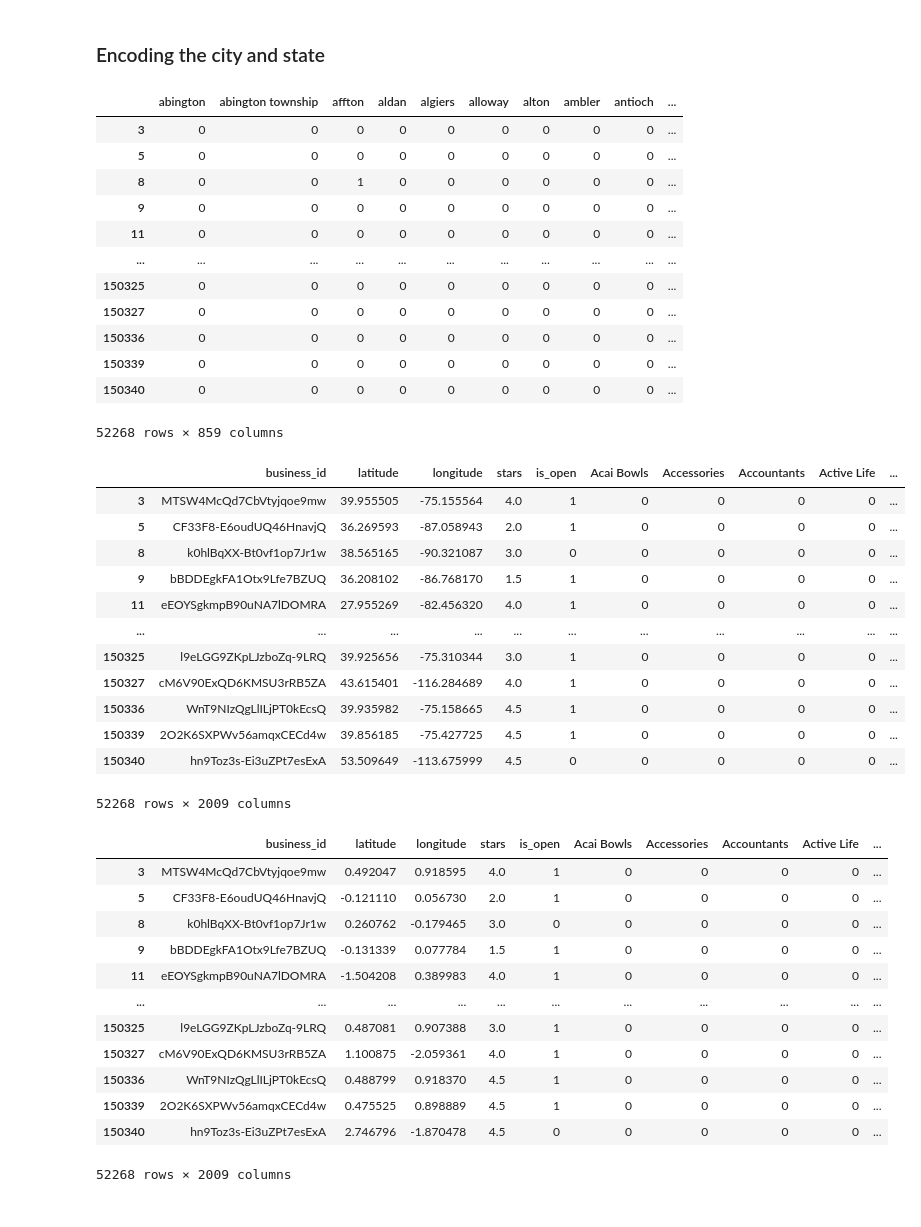
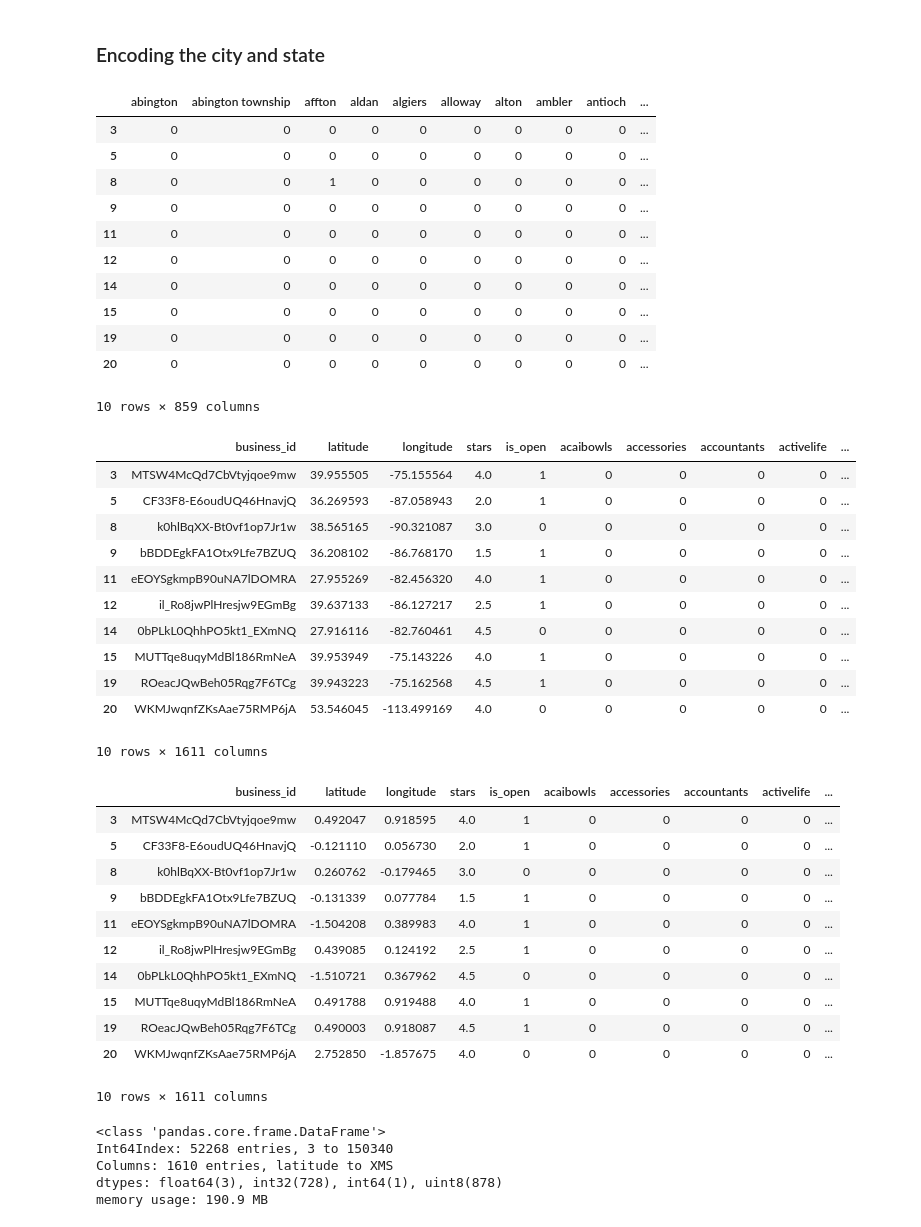
Before and after one commit to pouyakhooshabi/Recommender-System-Design, a Jupyter notebook: Programming_model.ipynb, the cells around one changed output. Cells and saved outputs as stored; diff of their text form; code cells hidden in the pictures.

```diff
--- a/Programming_model.ipynb
+++ b/Programming_model.ipynb
@@ -45,6 +45,6 @@ spark = init_spark() # Initializate spark
 # Buisiness dataset
 The first dataset is buisiness dataset. We are importing the dataset to work with the features and extract user and profile items.
 # %%
-df_business = pd.read_json('D:\Msc CS\Big Data\Project\Data\yelp_academic_dataset_business.json',lines=True)
-df_business
+df_business = pd.read_json('data\yelp_academic_dataset_business.json',lines=True)
+df_business  # Printing the df_business file
 # %% [output]
@@ -99 +126,6 @@ data
 Name: categories, Length: 52268, dtype: bool
+# %%
+# Pre-processing categories feature
+# removing spaces and lowering all elements
+df_business['categories'] = df_business['categories'].str.replace(" ", "").str.lower()
+print(df_business['categories'][3]) # printing after
@@ -144,7 +237,7 @@ Unique city values after changing all letter to lowercase: 859
 # Encoding feature City and State features
 df_city = pd.get_dummies(df_business.city).sort_index()
 df_state = pd.get_dummies(df_business.state).sort_index()
-df_city # printing for state (example)
+df_city.head(10) # printing for state (example)
 # %% [output]
 |  | abington | abington township | affton | aldan | algiers | alloway | alton | ambler | antioch | ... |
 | 3 | 0 | 0 | 0 | 0 | 0 | 0 | 0 | 0 | 0 | ... |
@@ -152,11 +245,10 @@ df_city # printing for state (example)
 | 8 | 0 | 0 | 1 | 0 | 0 | 0 | 0 | 0 | 0 | ... |
 | 9 | 0 | 0 | 0 | 0 | 0 | 0 | 0 | 0 | 0 | ... |
 | 11 | 0 | 0 | 0 | 0 | 0 | 0 | 0 | 0 | 0 | ... |
-| ... | ... | ... | ... | ... | ... | ... | ... | ... | ... | ... |
-| 150325 | 0 | 0 | 0 | 0 | 0 | 0 | 0 | 0 | 0 | ... |
-| 150327 | 0 | 0 | 0 | 0 | 0 | 0 | 0 | 0 | 0 | ... |
-| 150336 | 0 | 0 | 0 | 0 | 0 | 0 | 0 | 0 | 0 | ... |
-| 150339 | 0 | 0 | 0 | 0 | 0 | 0 | 0 | 0 | 0 | ... |
-| 150340 | 0 | 0 | 0 | 0 | 0 | 0 | 0 | 0 | 0 | ... |
+| 12 | 0 | 0 | 0 | 0 | 0 | 0 | 0 | 0 | 0 | ... |
+| 14 | 0 | 0 | 0 | 0 | 0 | 0 | 0 | 0 | 0 | ... |
+| 15 | 0 | 0 | 0 | 0 | 0 | 0 | 0 | 0 | 0 | ... |
+| 19 | 0 | 0 | 0 | 0 | 0 | 0 | 0 | 0 | 0 | ... |
+| 20 | 0 | 0 | 0 | 0 | 0 | 0 | 0 | 0 | 0 | ... |
-52268 rows × 859 columns
+10 rows × 859 columns
 # %%
@@ -163,40 +256,47 @@ df_city # printing for state (example)
 df_restData = df_business[['business_id', 'latitude','longitude','stars','is_open']].sort_index()
 # %%
+# Creating the item profile with all pre-processed enconded item features
 frames = [df_restData, df_categories, df_city, df_state]
 df_itemProf = pd.concat(frames, axis=1)
-df_itemProf.sort_index()
+df_itemProf.sort_index().head(10)
 # %% [output]
-|  | business_id | latitude | longitude | stars | is_open | Acai Bowls | Accessories | Accountants | Active Life | ... |
+|  | business_id | latitude | longitude | stars | is_open | acaibowls | accessories | accountants | activelife | ... |
 | 3 | MTSW4McQd7CbVtyjqoe9mw | 39.955505 | -75.155564 | 4.0 | 1 | 0 | 0 | 0 | 0 | ... |
 | 5 | CF33F8-E6oudUQ46HnavjQ | 36.269593 | -87.058943 | 2.0 | 1 | 0 | 0 | 0 | 0 | ... |
 | 8 | k0hlBqXX-Bt0vf1op7Jr1w | 38.565165 | -90.321087 | 3.0 | 0 | 0 | 0 | 0 | 0 | ... |
 | 9 | bBDDEgkFA1Otx9Lfe7BZUQ | 36.208102 | -86.768170 | 1.5 | 1 | 0 | 0 | 0 | 0 | ... |
 | 11 | eEOYSgkmpB90uNA7lDOMRA | 27.955269 | -82.456320 | 4.0 | 1 | 0 | 0 | 0 | 0 | ... |
-| ... | ... | ... | ... | ... | ... | ... | ... | ... | ... | ... |
-| 150325 | l9eLGG9ZKpLJzboZq-9LRQ | 39.925656 | -75.310344 | 3.0 | 1 | 0 | 0 | 0 | 0 | ... |
-| 150327 | cM6V90ExQD6KMSU3rRB5ZA | 43.615401 | -116.284689 | 4.0 | 1 | 0 | 0 | 0 | 0 | ... |
-| 150336 | WnT9NIzQgLlILjPT0kEcsQ | 39.935982 | -75.158665 | 4.5 | 1 | 0 | 0 | 0 | 0 | ... |
-| 150339 | 2O2K6SXPWv56amqxCECd4w | 39.856185 | -75.427725 | 4.5 | 1 | 0 | 0 | 0 | 0 | ... |
-| 150340 | hn9Toz3s-Ei3uZPt7esExA | 53.509649 | -113.675999 | 4.5 | 0 | 0 | 0 | 0 | 0 | ... |
+| 12 | il_Ro8jwPlHresjw9EGmBg | 39.637133 | -86.127217 | 2.5 | 1 | 0 | 0 | 0 | 0 | ... |
+| 14 | 0bPLkL0QhhPO5kt1_EXmNQ | 27.916116 | -82.760461 | 4.5 | 0 | 0 | 0 | 0 | 0 | ... |
+| 15 | MUTTqe8uqyMdBl186RmNeA | 39.953949 | -75.143226 | 4.0 | 1 | 0 | 0 | 0 | 0 | ... |
+| 19 | ROeacJQwBeh05Rqg7F6TCg | 39.943223 | -75.162568 | 4.5 | 1 | 0 | 0 | 0 | 0 | ... |
+| 20 | WKMJwqnfZKsAae75RMP6jA | 53.546045 | -113.499169 | 4.0 | 0 | 0 | 0 | 0 | 0 | ... |
-52268 rows × 2009 columns
+10 rows × 1611 columns
 # %%
-# apply normalization technique to Column 1
+# Apply normalization technique to Column 1 and Column 2
 df_itemProf_normalized = df_itemProf.copy()
 df_itemProf_normalized['latitude'] = (df_itemProf['latitude'] - df_itemProf['latitude'].mean()) / df_itemProf['latitude'].std()
 df_itemProf_normalized['longitude'] = (df_itemProf['longitude'] - df_itemProf['longitude'].mean()) / df_itemProf['longitude'].std()
-# view normalized data
-display(df_itemProf_normalized.sort_index())
+# View normalized data
+df_itemProf_normalized.sort_index().head(10)
 # %% [output]
-|  | business_id | latitude | longitude | stars | is_open | Acai Bowls | Accessories | Accountants | Active Life | ... |
+|  | business_id | latitude | longitude | stars | is_open | acaibowls | accessories | accountants | activelife | ... |
 | 3 | MTSW4McQd7CbVtyjqoe9mw | 0.492047 | 0.918595 | 4.0 | 1 | 0 | 0 | 0 | 0 | ... |
 | 5 | CF33F8-E6oudUQ46HnavjQ | -0.121110 | 0.056730 | 2.0 | 1 | 0 | 0 | 0 | 0 | ... |
 | 8 | k0hlBqXX-Bt0vf1op7Jr1w | 0.260762 | -0.179465 | 3.0 | 0 | 0 | 0 | 0 | 0 | ... |
 | 9 | bBDDEgkFA1Otx9Lfe7BZUQ | -0.131339 | 0.077784 | 1.5 | 1 | 0 | 0 | 0 | 0 | ... |
 | 11 | eEOYSgkmpB90uNA7lDOMRA | -1.504208 | 0.389983 | 4.0 | 1 | 0 | 0 | 0 | 0 | ... |
-| ... | ... | ... | ... | ... | ... | ... | ... | ... | ... | ... |
-| 150325 | l9eLGG9ZKpLJzboZq-9LRQ | 0.487081 | 0.907388 | 3.0 | 1 | 0 | 0 | 0 | 0 | ... |
-| 150327 | cM6V90ExQD6KMSU3rRB5ZA | 1.100875 | -2.059361 | 4.0 | 1 | 0 | 0 | 0 | 0 | ... |
-| 150336 | WnT9NIzQgLlILjPT0kEcsQ | 0.488799 | 0.918370 | 4.5 | 1 | 0 | 0 | 0 | 0 | ... |
-| 150339 | 2O2K6SXPWv56amqxCECd4w | 0.475525 | 0.898889 | 4.5 | 1 | 0 | 0 | 0 | 0 | ... |
-| 150340 | hn9Toz3s-Ei3uZPt7esExA | 2.746796 | -1.870478 | 4.5 | 0 | 0 | 0 | 0 | 0 | ... |
+| 12 | il_Ro8jwPlHresjw9EGmBg | 0.439085 | 0.124192 | 2.5 | 1 | 0 | 0 | 0 | 0 | ... |
+| 14 | 0bPLkL0QhhPO5kt1_EXmNQ | -1.510721 | 0.367962 | 4.5 | 0 | 0 | 0 | 0 | 0 | ... |
+| 15 | MUTTqe8uqyMdBl186RmNeA | 0.491788 | 0.919488 | 4.0 | 1 | 0 | 0 | 0 | 0 | ... |
+| 19 | ROeacJQwBeh05Rqg7F6TCg | 0.490003 | 0.918087 | 4.5 | 1 | 0 | 0 | 0 | 0 | ... |
+| 20 | WKMJwqnfZKsAae75RMP6jA | 2.752850 | -1.857675 | 4.0 | 0 | 0 | 0 | 0 | 0 | ... |
-52268 rows × 2009 columns
+10 rows × 1611 columns
+# %%
+df_itemProf_normalized.info()
+# %% [output]
+<class 'pandas.core.frame.DataFrame'>
+Int64Index: 52268 entries, 3 to 150340
+Columns: 1610 entries, latitude to XMS
+dtypes: float64(3), int32(728), int64(1), uint8(878)
+memory usage: 190.9 MB
```
Also changed, not shown: parts of 39 cells of this notebook.
